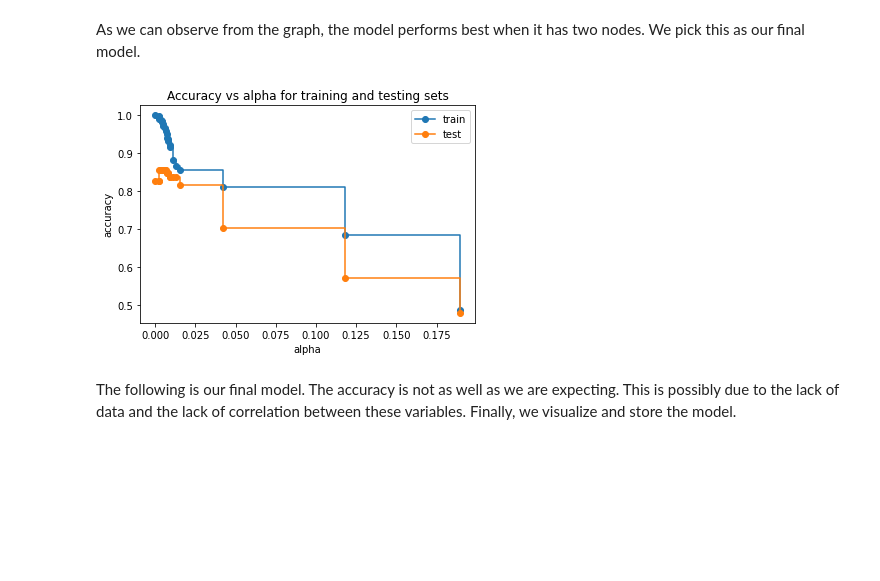
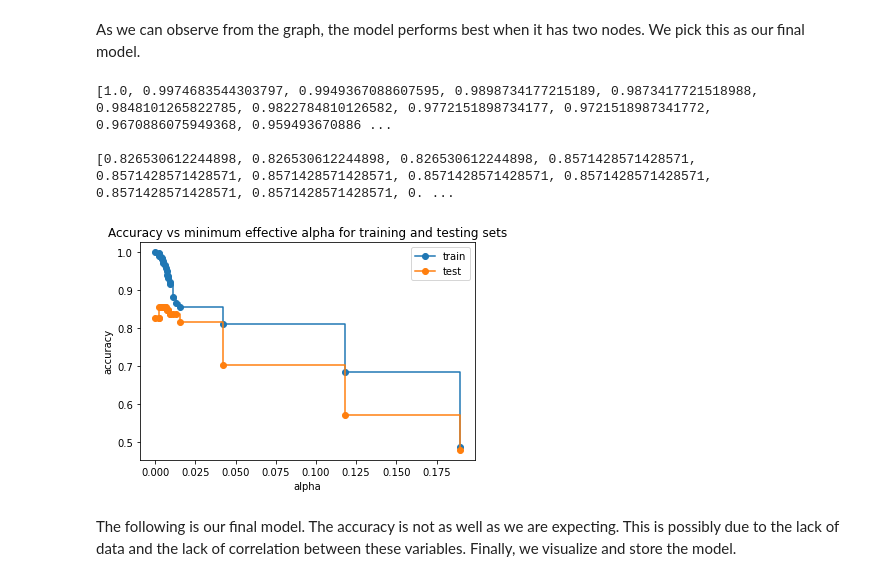
Before and after one commit to illinois-stat447/fa22-prj-muhanz2-jk36-haorany3-maf7, a Jupyter notebook: demo-static_years.ipynb, the cells around one changed output. Drawn from its saved outputs; the diff is of its cells as text; code cells hidden in the pictures; blank space fills up the shorter version.

```diff
--- a/demo-static_years.ipynb
+++ b/demo-static_years.ipynb
@@ -173,17 +173,22 @@ As we can observe from the graph, the model performs best when it has two nodes.
 # %%
 train_scores = [clf.score(x_train, y_train) for clf in clfs]
 test_scores = [clf.score(x_test, y_test) for clf in clfs]
-
+print(train_scores)
+print()
+print(test_scores)
 fig, ax = plt.subplots()
 ax.set_xlabel("alpha")
 ax.set_ylabel("accuracy")
-ax.set_title("Accuracy vs alpha for training and testing sets")
+ax.set_title("Accuracy vs minimum effective alpha for training and testing sets")
 ax.plot(ccp_alphas, train_scores, marker="o", label="train", drawstyle="steps-post")
 ax.plot(ccp_alphas, test_scores, marker="o", label="test", drawstyle="steps-post")
 ax.legend()
 plt.show()
 # %% [output]
+[1.0, 0.9974683544303797, 0.9949367088607595, 0.9898734177215189, 0.9873417721518988, 0.9848101265822785, 0.9822784810126582, 0.9772151898734177, 0.9721518987341772, 0.9670886075949368, 0.959493670886 ...
+
+[0.826530612244898, 0.826530612244898, 0.826530612244898, 0.8571428571428571, 0.8571428571428571, 0.8571428571428571, 0.8571428571428571, 0.8571428571428571, 0.8571428571428571, 0.8571428571428571, 0. ...
-[figure, old version]
+[figure, new version]
 # %% [markdown]
 The following is our final model. The accuracy is not as well as we are expecting. This is possibly due to the lack of data and the lack of correlation between these variables. Finally, we visualize and store the model.
 # %%
```
Also changed, not shown: parts of 5 cells of this notebook, 10 other files.
